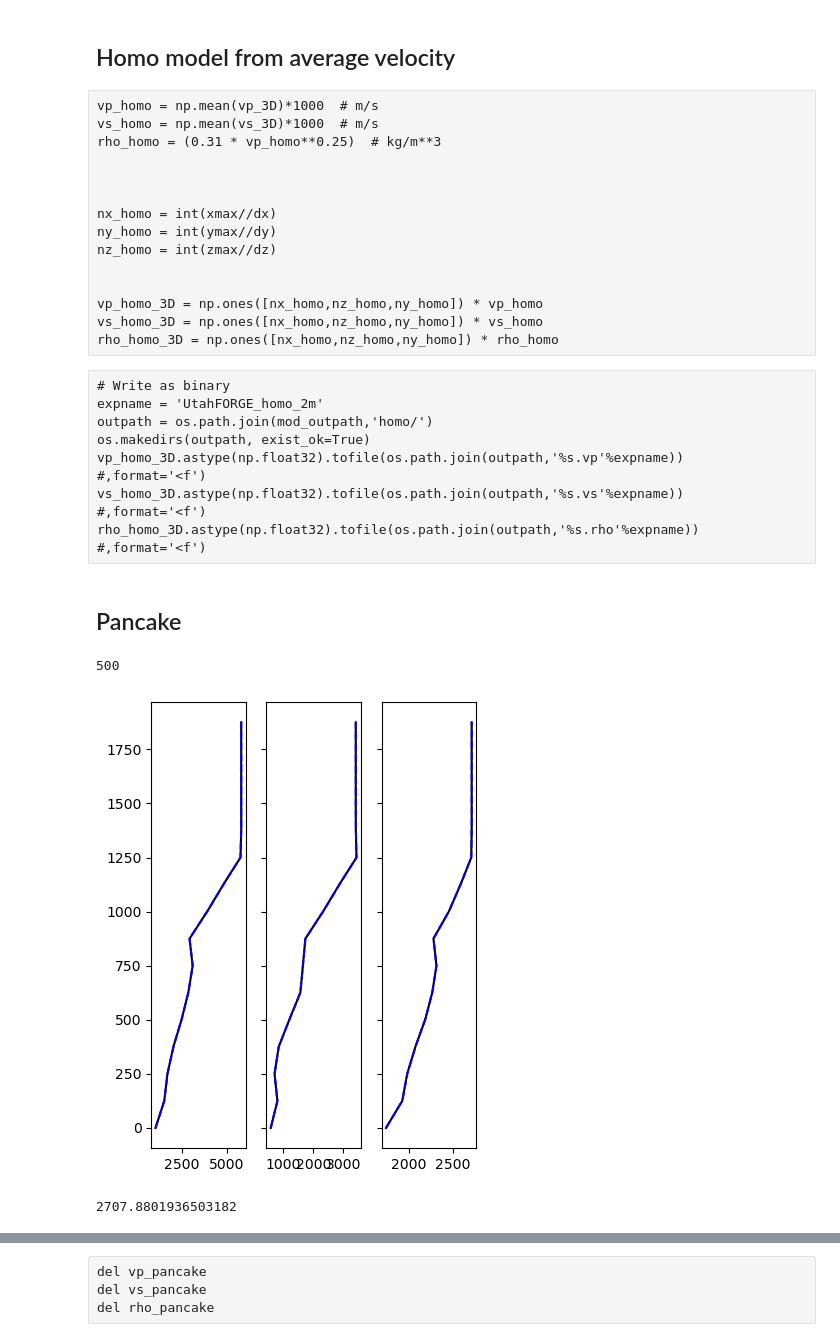
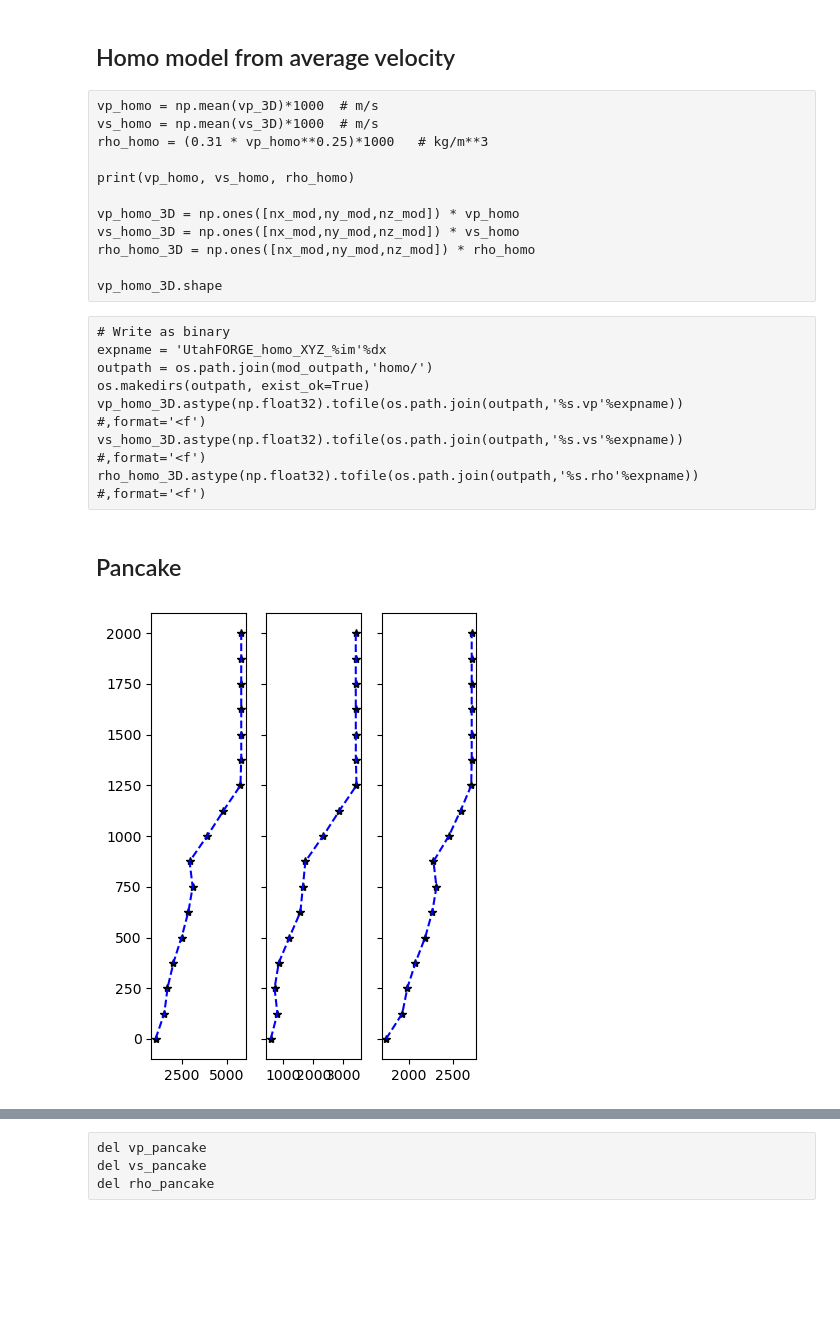
Before and after one commit to FraCSPy/FraCSPy, a Jupyter notebook: Notebooks/UTAH/UtahForge_VMod.ipynb, the cells around one changed output, grey strips where cells are left out. Cells and saved outputs as stored; diff of their text form; code cells hidden in the pictures; blank space fills up the shorter version.

```diff
--- a/Notebooks/UTAH/UtahForge_VMod.ipynb
+++ b/Notebooks/UTAH/UtahForge_VMod.ipynb
@@ -25,7 +25,7 @@ SLB_vmod.head()
 | 3 | 333.175507 | 4260.690918 | 0.375 | 0.0 | 0.0 | 1.0 | 0.577 | 1.733 |
 | 4 | 333.300507 | 4260.690918 | 0.500 | 0.0 | 0.0 | 1.0 | 0.577 | 1.733 |
 # %%
-SLB_vmod_crp = SLB_vmod[SLB_vmod[' z[km]'] < 2.0]
+SLB_vmod_crp = SLB_vmod[SLB_vmod[' z[km]'] < 2.125]
 SLB_vmod_crp = SLB_vmod_crp[SLB_vmod_crp[' x[km]'] < 3.25]
 SLB_vmod_crp = SLB_vmod_crp[SLB_vmod_crp[' x[km]'] > 2.]
 SLB_vmod_crp = SLB_vmod_crp[SLB_vmod_crp[' y[km]'] < 3.25]
@@ -99,0 +82,19 @@ print(nx_mod/10/4,ny_mod/10/4,nz_mod/10/4)
+# %%
+# Put old x,y,z into m/s
+x_o = np.unique(x)*1000
+y_o = np.unique(y)*1000
+z_o = np.unique(z)*1000
+
+# Select Grid Spacing
+dx = dy = dz = 2.
+
+# Make new axis
+x_mod = np.arange(min(x)*1000,max(x)*1000,dx)
+y_mod = np.arange(min(y)*1000,max(y)*1000,dy)
+z_mod = np.arange(min(z)*1000,max(z)*1000,dz)
+print(len(x_mod))
+
+nx_mod = len(x_mod)
+ny_mod = len(y_mod)
+nz_mod = len(z_mod)
+print(nx_mod,ny_mod,nz_mod)
@@ -102,21 +114,18 @@ print(nx_mod/10/4,ny_mod/10/4,nz_mod/10/4)
 # %% [raw]
 vp_homo = np.mean(vp_3D)*1000  # m/s
 vs_homo = np.mean(vs_3D)*1000  # m/s
-rho_homo = (0.31 * vp_homo**0.25)  # kg/m**3
+rho_homo = (0.31 * vp_homo**0.25)*1000   # kg/m**3
 
+print(vp_homo, vs_homo, rho_homo)
 
+vp_homo_3D = np.ones([nx_mod,ny_mod,nz_mod]) * vp_homo
+vs_homo_3D = np.ones([nx_mod,ny_mod,nz_mod]) * vs_homo
+rho_homo_3D = np.ones([nx_mod,ny_mod,nz_mod]) * rho_homo
 
-nx_homo = int(xmax//dx)
-ny_homo = int(ymax//dy)
-nz_homo = int(zmax//dz)
-
-
-vp_homo_3D = np.ones([nx_homo,nz_homo,ny_homo]) * vp_homo
-vs_homo_3D = np.ones([nx_homo,nz_homo,ny_homo]) * vs_homo
-rho_homo_3D = np.ones([nx_homo,nz_homo,ny_homo]) * rho_homo
+vp_homo_3D.shape
 # %% [raw]
 # Write as binary
-expname = 'UtahFORGE_homo_2m'
+expname = 'UtahFORGE_homo_XYZ_%im'%dx
 outpath = os.path.join(mod_outpath,'homo/')
 os.makedirs(outpath, exist_ok=True)
 vp_homo_3D.astype(np.float32).tofile(os.path.join(outpath,'%s.vp'%expname))  #,format='<f')
@@ -124,41 +133,28 @@ vs_homo_3D.astype(np.float32).tofile(os.path.join(outpath,'%s.vs'%expname))  #,f
 rho_homo_3D.astype(np.float32).tofile(os.path.join(outpath,'%s.rho'%expname))  #,format='<f')
 # %% [markdown]
 ## Pancake
-# %%
-z_o = np.unique(z)*1000
-
-x_pancake = np.arange(min(x)*1000,max(x)*1000,dx)
-y_pancake = np.arange(min(y)*1000,max(y)*1000,dy)
-z_pancake = np.arange(min(z)*1000,max(z)*1000,dz)
-print(len(x_pancake))
-
-nx_pancake = len(x_pancake)
-ny_pancake = len(y_pancake)
-nz_pancake = len(z_pancake)
-# %% [output]
-500
 # %%
 vp_log_o = vp_3D[:,ny//2,nx//2] *1000
 vs_log_o = vs_3D[:,ny//2,nx//2] *1000
-rho_log_o = (0.31 * vp_log_o**0.25)  *1000 # kg/m**3
+rho_log_o = (0.31 * vp_log_o**0.25) *1000 # kg/m**3
 
 f_vp = scipy.interpolate.interp1d(z_o, vp_log_o, kind='linear')#, kind='previous')
 f_vs = scipy.interpolate.interp1d(z_o, vs_log_o, kind='linear')#, kind='previous')
 f_rho = scipy.interpolate.interp1d(z_o, rho_log_o, kind='linear')#, kind='previous')
-vp_log = f_vp(z_pancake)
-vs_log = f_vs(z_pancake)
-rho_log = f_rho(z_pancake)
+vp_log = f_vp(z_mod)
+vs_log = f_vs(z_mod)
+rho_log = f_rho(z_mod)
 
 fig,axs = plt.subplots(1,3,figsize=[4,5], sharey=True)
-axs[0].plot(vp_log_o, z_o,'k')
-axs[0].plot(vp_log, z_pancake, '--b')
-axs[1].plot(vs_log_o, z_o,'k')
-axs[1].plot(vs_log, z_pancake, '--b')
-axs[2].plot(rho_log_o, z_o,'k')
-axs[2].plot(rho_log, z_pancake, '--b')
+axs[0].plot(vp_log_o, z_o,'k*')
+axs[0].plot(vp_log, z_mod, '--b')
+axs[1].plot(vs_log_o, z_o,'k*')
+axs[1].plot(vs_log, z_mod, '--b')
+axs[2].plot(rho_log_o, z_o,'k*')
+axs[2].plot(rho_log, z_mod, '--b')
 fig.tight_layout()
 # %% [output]
-[figure, old version]
+[figure, new version]
 # %%
 # Expand to 3D
 vp_pancake = np.expand_dims(vp_log, axis=[1,2])
@@ -170,4 +165,0 @@ rho_pancake = rho_pancake.repeat(nx_pancake,axis=2).repeat(ny_pancake,axis=1)
-# %%
-np.max(rho_pancake)
-# %% [output]
-2707.8801936503182
```
Also changed, not shown: parts of 23 cells of this notebook, 14 other files.
